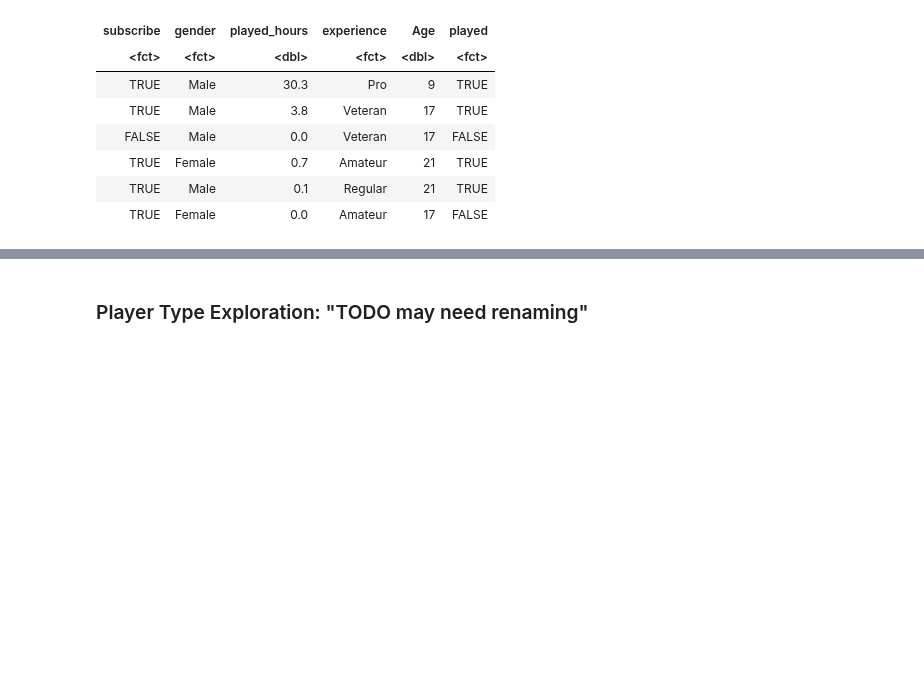
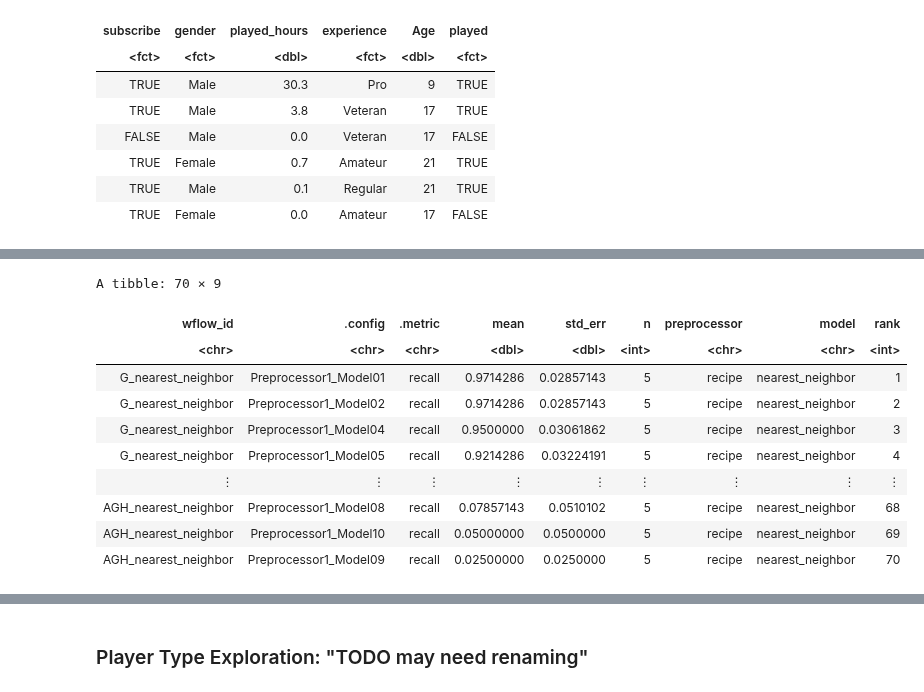
Before and after one commit to FabianoGLentini/player-subscription-ml, a Jupyter notebook: Project_Report.ipynb, the cells around one changed output, grey strips where cells are left out. Saved outputs shown, nothing was run; the diff lists cells and outputs as text; code cells hidden in the pictures; blank space fills up the shorter version.

```diff
--- a/Project_Report.ipynb
+++ b/Project_Report.ipynb
@@ -220,0 +250,24 @@ print(metrics_set)
+# %%
+# Collect Metrics
+# Recalls
+recall_set <- workflow_map(
+    knn_tuned_set,
+    metrics = metric_set(recall)
+)
+
+# RANKED and autoplot
+recall_ranked <- rank_results(recall_set, rank_metric = "recall")
+recall_plot <- autoplot(recall_set)
+recall_ranked
+# %% [output]
+A tibble: 70 × 9
+| wflow_id | .config | .metric | mean | std_err | n | preprocessor | model | rank |
+| <chr> | <chr> | <chr> | <dbl> | <dbl> | <int> | <chr> | <chr> | <int> |
+| G_nearest_neighbor | Preprocessor1_Model01 | recall | 0.9714286 | 0.02857143 | 5 | recipe | nearest_neighbor | 1 |
+| G_nearest_neighbor | Preprocessor1_Model02 | recall | 0.9714286 | 0.02857143 | 5 | recipe | nearest_neighbor | 2 |
+| G_nearest_neighbor | Preprocessor1_Model04 | recall | 0.9500000 | 0.03061862 | 5 | recipe | nearest_neighbor | 3 |
+| G_nearest_neighbor | Preprocessor1_Model05 | recall | 0.9214286 | 0.03224191 | 5 | recipe | nearest_neighbor | 4 |
+| ⋮ | ⋮ | ⋮ | ⋮ | ⋮ | ⋮ | ⋮ | ⋮ | ⋮ |
+| AGH_nearest_neighbor | Preprocessor1_Model08 | recall | 0.07857143 | 0.0510102 | 5 | recipe | nearest_neighbor | 68 |
+| AGH_nearest_neighbor | Preprocessor1_Model10 | recall | 0.05000000 | 0.0500000 | 5 | recipe | nearest_neighbor | 69 |
+| AGH_nearest_neighbor | Preprocessor1_Model09 | recall | 0.02500000 | 0.0250000 | 5 | recipe | nearest_neighbor | 70 |
```
Also changed, not shown: parts of 6 cells of this notebook.
